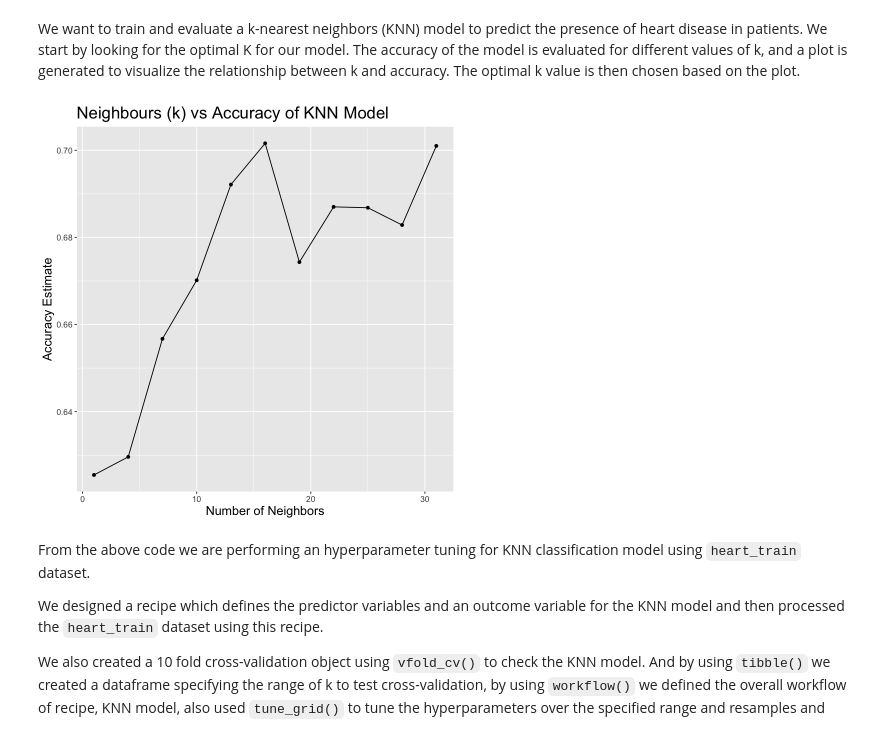
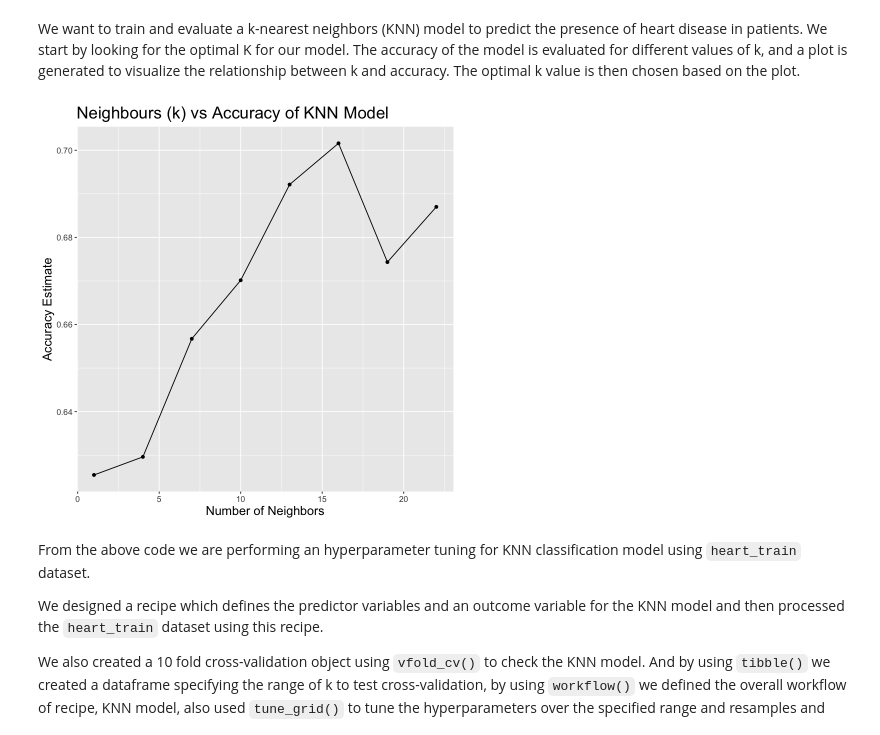
Before and after one commit to itsDagu/dsci100-group-01, a Jupyter notebook: group_proposal.ipynb, the cells around one changed output. Saved outputs shown, nothing was run; the diff lists cells and outputs as text; code cells hidden in the pictures.

```diff
--- a/group_proposal.ipynb
+++ b/group_proposal.ipynb
@@ -199,35 +217,35 @@ heart_train <- knn_recipe |>
     prep() |>
     bake(heart_train)
 
 knn_vfold <- vfold_cv(heart_train, v = 10, strata = presence)
 
 knn_tune <- nearest_neighbor(weight_func = "rectangular", neighbors = tune()) |>
     set_engine("kknn") |>
     set_mode("classification")
 
-k <- tibble(neighbors = seq(1, 32, 3))
+k <- tibble(neighbors = seq(1, 22, 3))
 
 knn_results <- workflow() |>
     add_recipe(knn_recipe) |>
     add_model(knn_tune) |>
     tune_grid(resamples = knn_vfold, grid = k) |>
     collect_metrics()
 
 accuracies <- knn_results |>
     filter(.metric == "accuracy")
 
 cross_val_plot <- ggplot(accuracies, aes(x = neighbors, y = mean)) +
     geom_point() +
     geom_line() +
     ggtitle("Neighbours (k) vs Accuracy of KNN Model") +
     labs(x = "Number of Neighbors", y = "Accuracy Estimate") +
     theme(axis.title = element_text(size = 15)) +
     theme(axis.text = element_text(size = 10)) +
     theme(plot.title = element_text(size = 20))
 
 cross_val_plot
 # %% [output]
-[figure, old version]
+[figure, new version]
 # %% [markdown]
 From the above code we are performing an hyperparameter tuning for KNN classification model using `heart_train` dataset.
 
```
Also changed, not shown: parts of 4 cells of this notebook, 1 other file.
